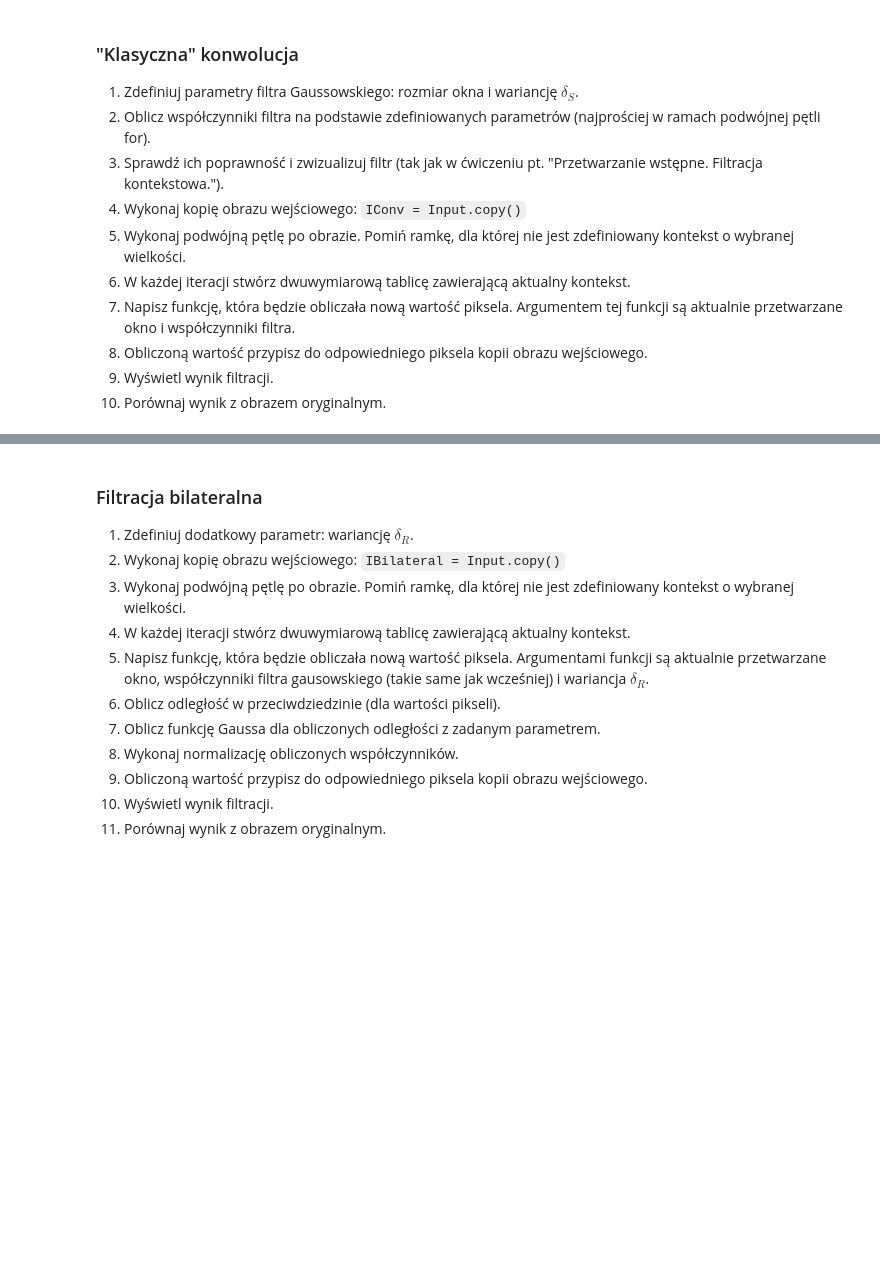
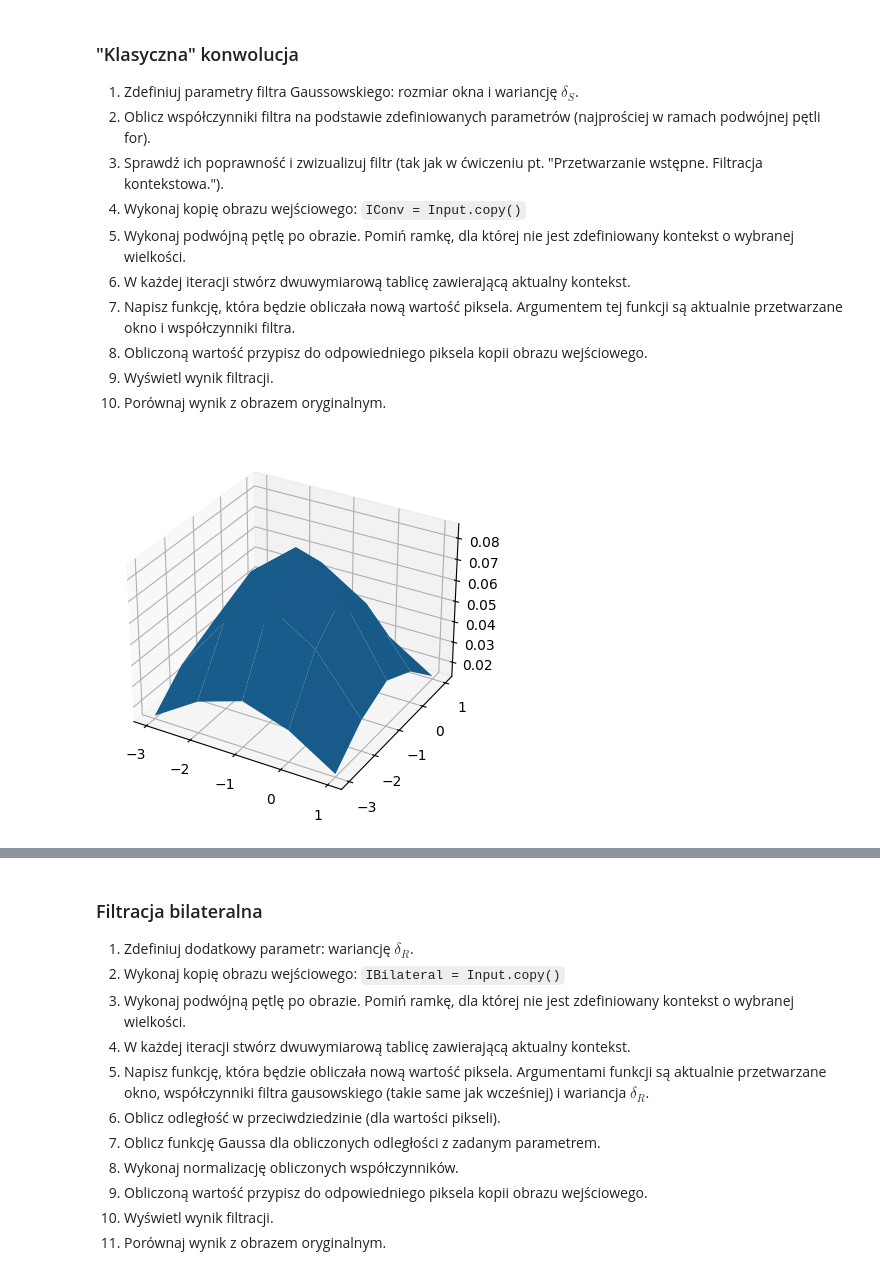
Before and after one commit to lkwinta/Digital-Image-Processing, a Jupyter notebook: lab07/07_bilateral.ipynb, the cells around one changed output, grey strips where cells are left out. Cells and saved outputs as stored; diff of their text form; code cells hidden in the pictures; blank space fills up the shorter version.

```diff
--- a/lab07/07_bilateral.ipynb
+++ b/lab07/07_bilateral.ipynb
@@ -87,0 +97,31 @@ Argumentem tej funkcji są aktualnie przetwarzane okno i współczynniki filtra.
+# %%
+import numpy as np
+
+
+def fgaussian(size, sigma):
+    m = n = size
+    h, k = m // 2, n // 2
+    x, y = np.mgrid[-h : h + 1, -k : k + 1]
+    g = np.exp(-(x**2 + y**2) / (2 * sigma**2))
+    return g / g.sum()
+
+
+def mesh(fun, size):
+    fig = plt.figure()
+    ax = plt.axes(projection="3d")
+
+    X = np.arange(-size // 2, size // 2, 1)
+    Y = np.arange(-size // 2, size // 2, 1)
+    X, Y = np.meshgrid(X, Y)
+    Z = fun
+
+    ax.plot_surface(X, Y, Z)
+
+    plt.show()
+# %%
+W = 5
+sigma = 1.5
+
+mesh(fgaussian(W, sigma), W)
+# %% [output]
+[figure, added]
```
Also changed, not shown: parts of 6 cells of this notebook, 2 other files.
